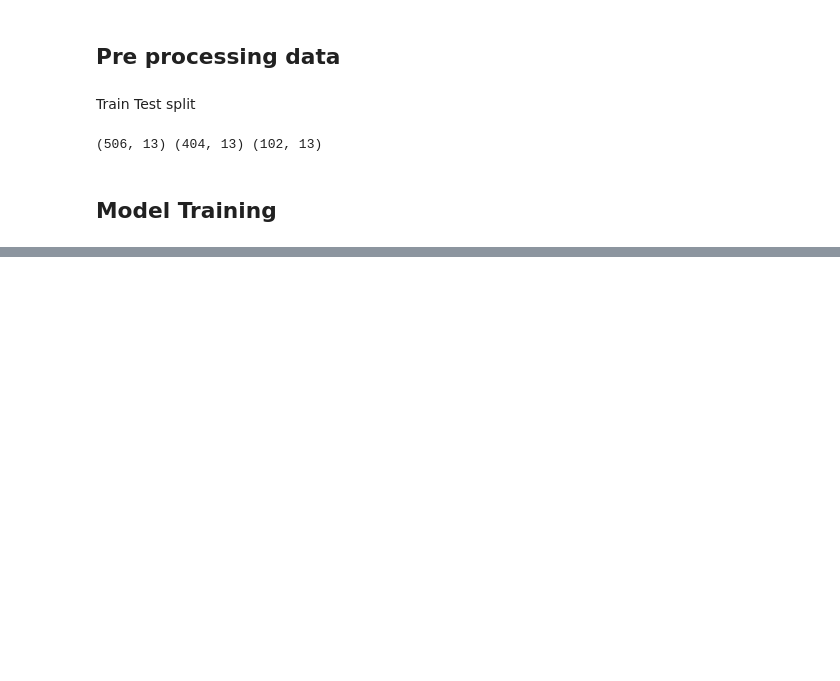
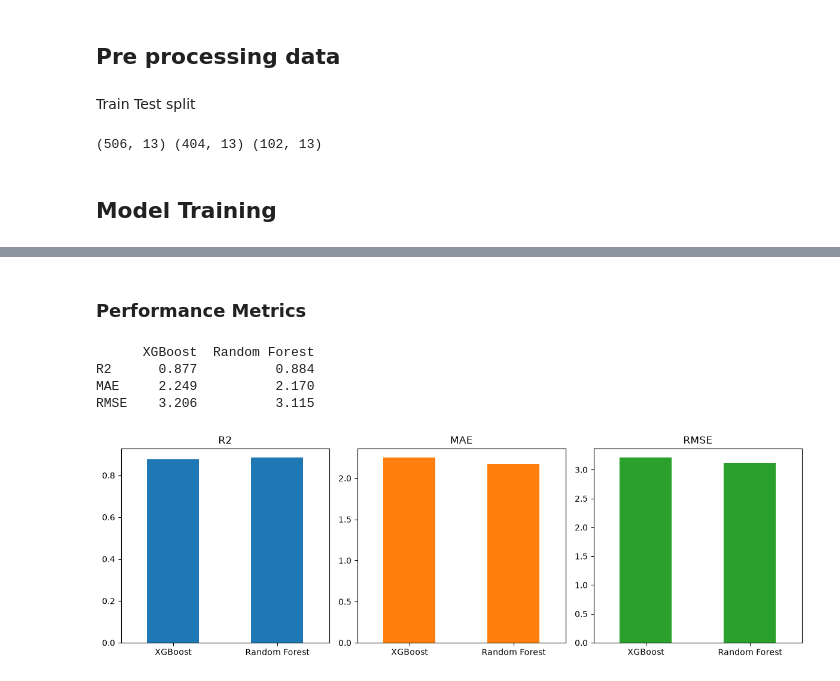
Before and after one commit to Hirukadeven07/House-Price-Prediction, a Jupyter notebook: notebooks/modeling.ipynb, the cells around one changed output, grey strips where cells are left out. Drawn from its saved outputs; the diff is of its cells as text; code cells hidden in the pictures; blank space fills up the shorter version.

```diff
--- a/notebooks/modeling.ipynb
+++ b/notebooks/modeling.ipynb
@@ -42,0 +155,28 @@ print(X.shape, X_train.shape, X_test.shape)
+# %% [markdown]
+### Performance Metrics
+# %%
+results = pd.DataFrame(
+    {
+        "XGBoost": [
+            metrics.r2_score(Y_test, testData_pred),
+            metrics.mean_absolute_error(Y_test, testData_pred),
+            np.sqrt(metrics.mean_squared_error(Y_test, testData_pred)),
+        ],
+        "Random Forest": [
+            metrics.r2_score(Y_test, rf_pred),
+            metrics.mean_absolute_error(Y_test, rf_pred),
+            np.sqrt(metrics.mean_squared_error(Y_test, rf_pred)),
+        ],
+    },
+    index=["R2", "MAE", "RMSE"],
+)
+print(results.round(3))
+results.T.plot(kind="bar", subplots=True, layout=(1, 3), figsize=(12, 4), legend=False, rot=0)
+plt.tight_layout()
+plt.show()
+# %% [output]
+      XGBoost  Random Forest
+R2      0.877          0.884
+MAE     2.249          2.170
+RMSE    3.206          3.115
+[figure, added]
```
Also changed, not shown: parts of 21 cells of this notebook.
